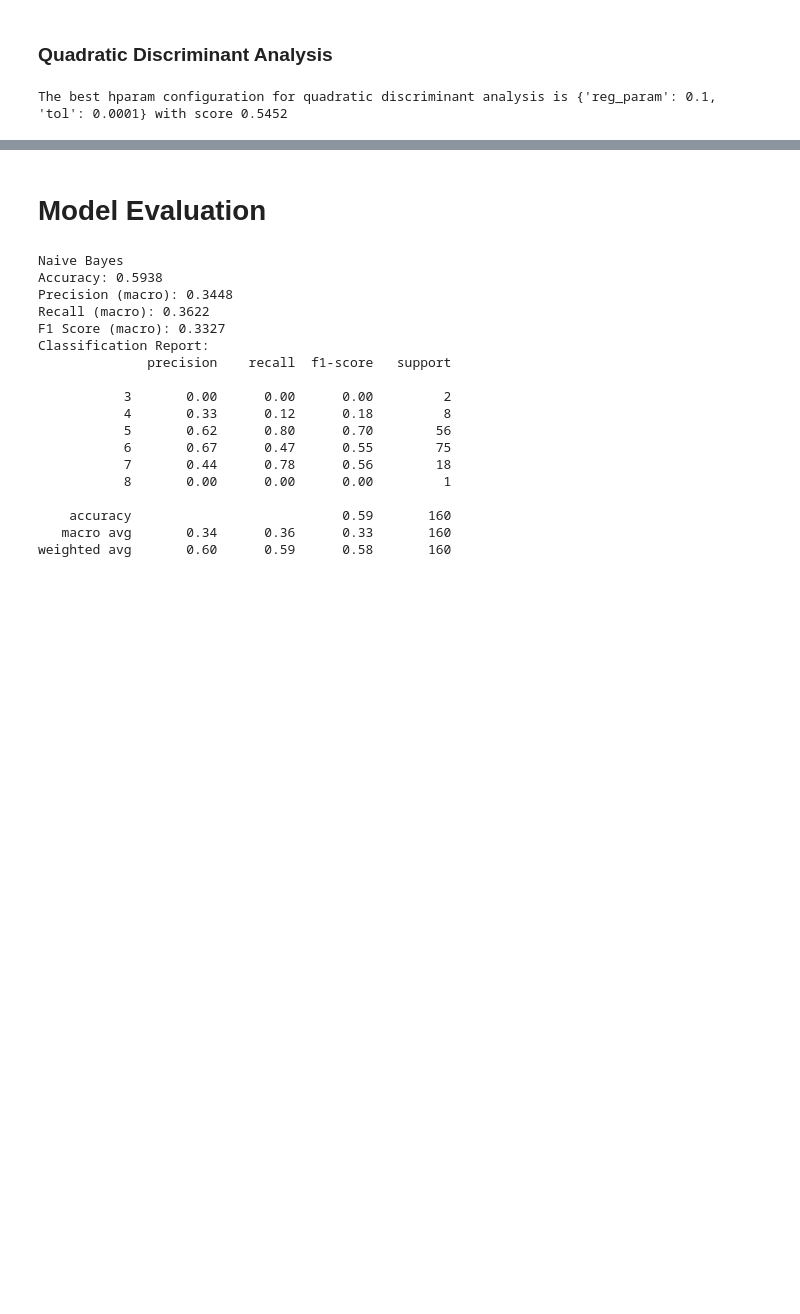
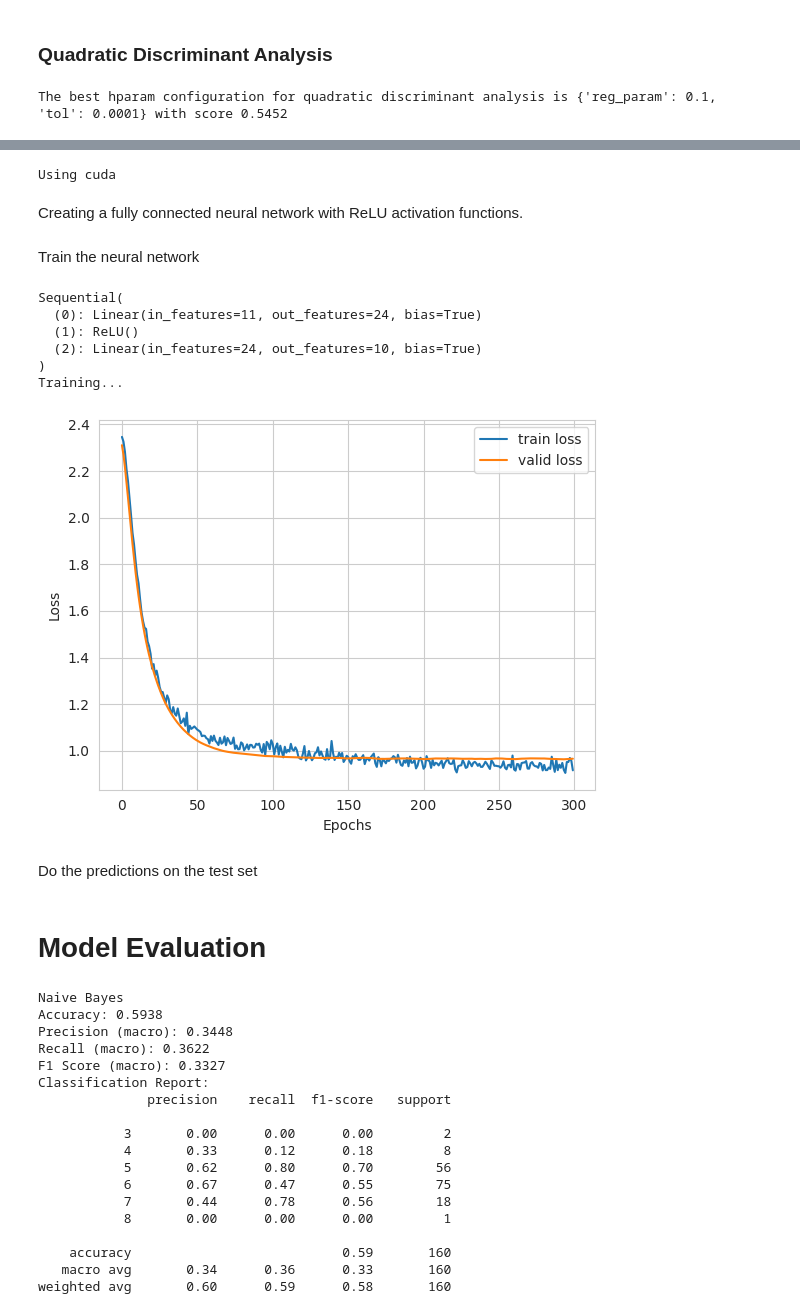
Before and after one commit to suren2003ah7/WineQualityClassifier, a Jupyter notebook: wineClassifier.ipynb, the cells around one changed output, grey strips where cells are left out. Saved outputs shown, nothing was run; the diff lists cells and outputs as text; code cells hidden in the pictures; blank space fills up the shorter version.

```diff
--- a/wineClassifier.ipynb
+++ b/wineClassifier.ipynb
@@ -548,0 +562,11 @@ The best hparam configuration for quadratic discriminant analysis is {'reg_param
+# %%
+train_end = int(0.8 * len(X_train_scaled))
+X_valid_scaled, y_valid = X_train_scaled[train_end:], y_train[train_end:]
+X_train_scaled, y_train = X_train_scaled[:train_end], y_train[:train_end]
+# %%
+device = "cuda" if torch.cuda.is_available() else "cpu"
+print(f"Using {device}")
+# %% [output]
+Using cuda
+# %% [markdown]
+Creating a fully connected neural network with ReLU activation functions.
@@ -548,0 +640,36 @@ The best hparam configuration for quadratic discriminant analysis is {'reg_param
+# %% [markdown]
+Train the neural network
+# %%
+nn_hparams = {
+    "batch_size": 512,
+    "lr": 0.005,
+    "momentum": 0.9,
+    "weight_decay": 0.00,
+    "num_epochs": 300,
+    "hidden_sizes": [X_train_scaled.shape[1], 24, 10]
+}
+
+model, metrics = train_neural_network(
+    nn_hparams,
+    X_train_scaled=X_train_scaled,
+    y_train=y_train,
+    X_valid_scaled=X_valid_scaled,
+    y_valid=y_valid
+)
+
+plt.plot(metrics["train_loss"], label="train loss")
+plt.plot(metrics["valid_loss"], label="valid loss")
+plt.legend()
+plt.ylabel("Loss")
+plt.xlabel("Epochs")
+plt.show()
+# %% [output]
+Sequential(
+  (0): Linear(in_features=11, out_features=24, bias=True)
+  (1): ReLU()
+  (2): Linear(in_features=24, out_features=10, bias=True)
+)
+Training...
+[figure, added]
+# %% [markdown]
+Do the predictions on the test set
```
Also changed, not shown: parts of 10 cells of this notebook, 1 other file.
